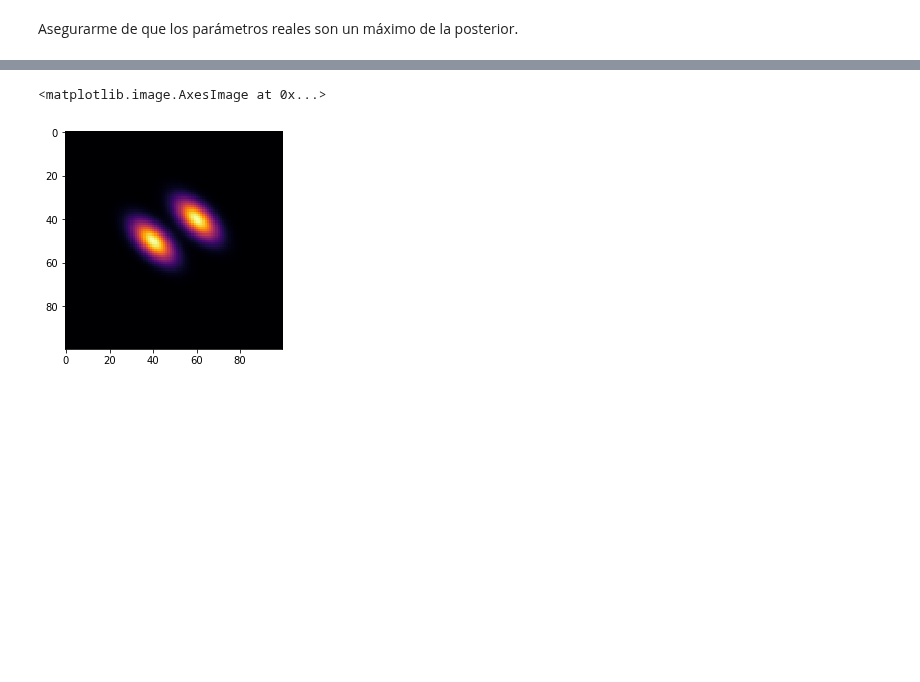
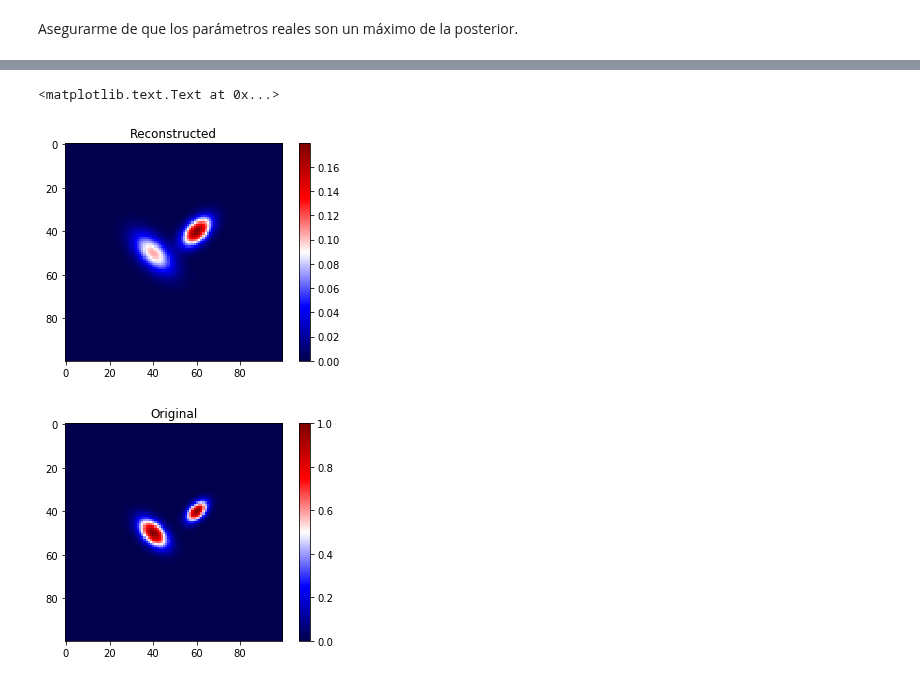
Before and after one commit to lerkoah/BayesianInterferometryIDS, a Jupyter notebook: src/anisotripic-model.ipynb, the cells around one changed output, grey strips where cells are left out. Saved outputs shown, nothing was run; the diff lists cells and outputs as text; code cells hidden in the pictures; blank space fills up the shorter version.

Commit message:
update two basis example

```diff
--- a/src/anisotripic-model.ipynb
+++ b/src/anisotripic-model.ipynb
@@ -265,12 +265,10 @@ if control == 0:
 # %%
 #from scipy import optimize
 numberOfSamplings = U.shape[0]
-numberOfBasis = 10
+numberOfBasis = 6
 rbf_model = pm.Model()
 
 init_s = 20
-s1_sd = 50
-s2_sd = 50
 s12_sd = 50
 
 init_e = IMAGE_SIZE_Y/2
@@ -288,10 +286,10 @@ with rbf_model:
 
     s1_model = pm.Gamma('s1', alpha = beta_0*init_s+2, beta=beta_0, shape = (numberOfBasis,1))
     s2_model = pm.Gamma('s2', alpha = beta_0*init_s+2, beta=beta_0, shape = (numberOfBasis,1))
-    s12_model = pm.Normal('s12', mu=0, sd=C_sd, shape = (numberOfBasis,1))
+    s12_model = pm.Normal('s12', mu=0, sd=s12_sd, shape = (numberOfBasis,1))
 
-    a_model = -1./2*s2_model/(s1_model*s2_model-tt.pow(s12_model,2.0))
-    b_model = -1./2*s1_model/(s1_model*s2_model-tt.pow(s12_model,2.0))
+    a_model = -0.5*s2_model/(s1_model*s2_model-tt.pow(s12_model,2.0))
+    b_model = -0.5*s1_model/(s1_model*s2_model-tt.pow(s12_model,2.0))
     c_model = s12_model/(s1_model*s2_model-tt.pow(s12_model,2.0))
 
     e_model = pm.Normal('e', mu=init_e, sd=C_sd, shape = (numberOfBasis,1))
@@ -338,20 +336,25 @@ Optimization terminated successfully.
 # %% [markdown]
 Asegurarme de que los parámetros reales son un máximo de la posterior.
 # %%
-alpha_test = estimation['alpha']/np.sqrt(2*np.pi)
 e_test = estimation['e']
 f_test = estimation['f']
 s1_test = np.exp(estimation['s1_log__'])
 s2_test = np.exp(estimation['s2_log__'])
+print('s1:')
+print(s1_test)
+print('s2:')
+print(s2_test)
 s12_test = estimation['s12']
 
-a_test = -1./2*s2_test/(s1_test*s2_test-s12_test**2)
-b_test = -1./2*s1_test/(s1_test*s2_test-s12_test**2)
+a_test = -0.5*s2_test/(s1_test*s2_test-s12_test**2)
+b_test = -0.5*s1_test/(s1_test*s2_test-s12_test**2)
 c_test = s12_test/(s1_test*s2_test-s12_test**2)
 
+beta_test = estimation['alpha'][:,np.newaxis]*(4.*a_test*b_test-c_test**2)
+print(beta_test)
+
 Im_reconstructed = np.zeros((IMAGE_SIZE_X,IMAGE_SIZE_Y))
-
-for i in range(IMAGE_SIZE_X):
-    for j in range(IMAGE_SIZE_Y):
-        for k in range(numberOfBasis):
-            Im_reconstructed[i,j] = Im_reconstructed[i,j] + alpha_test[k]*psi(x[i],y[j],a_test[k],b_test[k],c_test[k],e_test[k],f_test[k])
+for k in range(numberOfBasis):
+    for i in range(IMAGE_SIZE_X):
+        for j in range(IMAGE_SIZE_Y):
+            Im_reconstructed[i,j] = Im_reconstructed[i,j] + beta_test[k]*psi(x[i],y[j],a_test[k],b_test[k],c_test[k],e_test[k],f_test[k])
@@ -358,5 +381,0 @@ for i in range(IMAGE_SIZE_X):
-# %%
-plt.imshow(Im_reconstructed, cmap=mycmap)
-# %% [output]
-<matplotlib.image.AxesImage at 0x...>
-[figure, removed]
@@ -449,2 +382,18 @@ plt.tight_layout()
+# %%
+plt.figure()
+plt.imshow(Im_reconstructed, cmap=mycmap)
+plt.colorbar()
+plt.grid('off')
+plt.title('Reconstructed')
+
+plt.figure()
+plt.imshow(img, cmap=mycmap)
+plt.colorbar()
+plt.grid('off')
+plt.title('Original')
+# %% [output]
+<matplotlib.text.Text at 0x...>
+[figure, added]
+[figure, added]
 # %%
 print(np.sum((Im_reconstructed*np.max(img)/np.max(Im_reconstructed) -  img)**2) )
```
Also changed, not shown: parts of 13 cells of this notebook.
